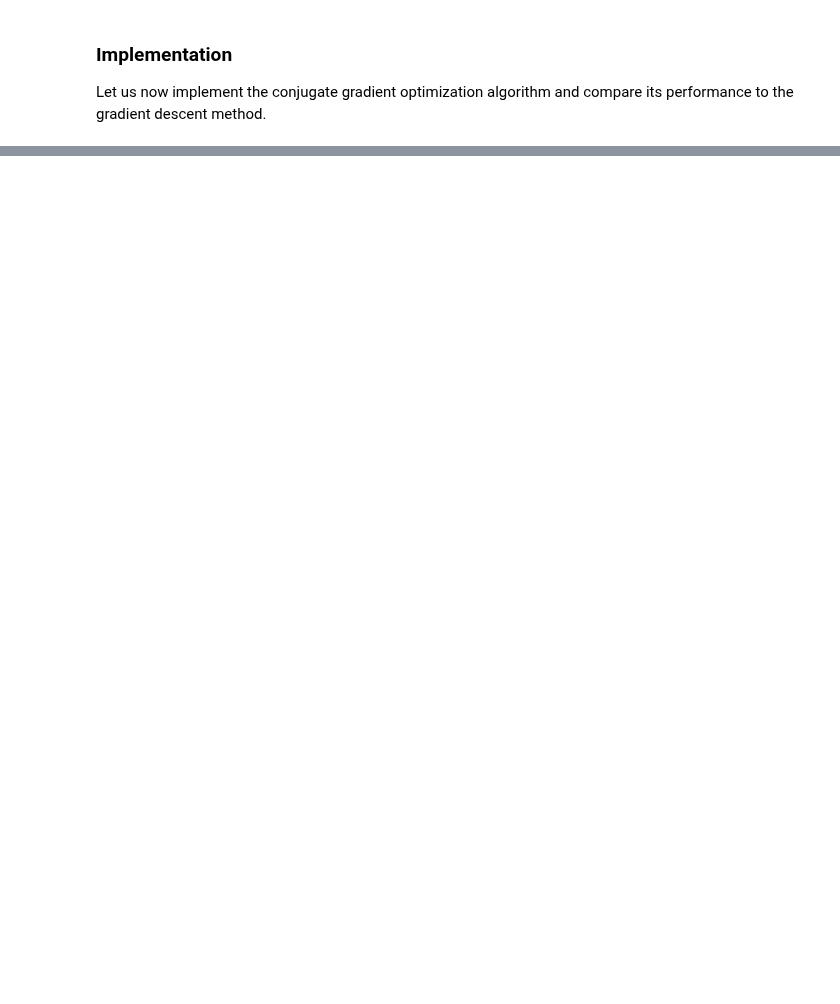
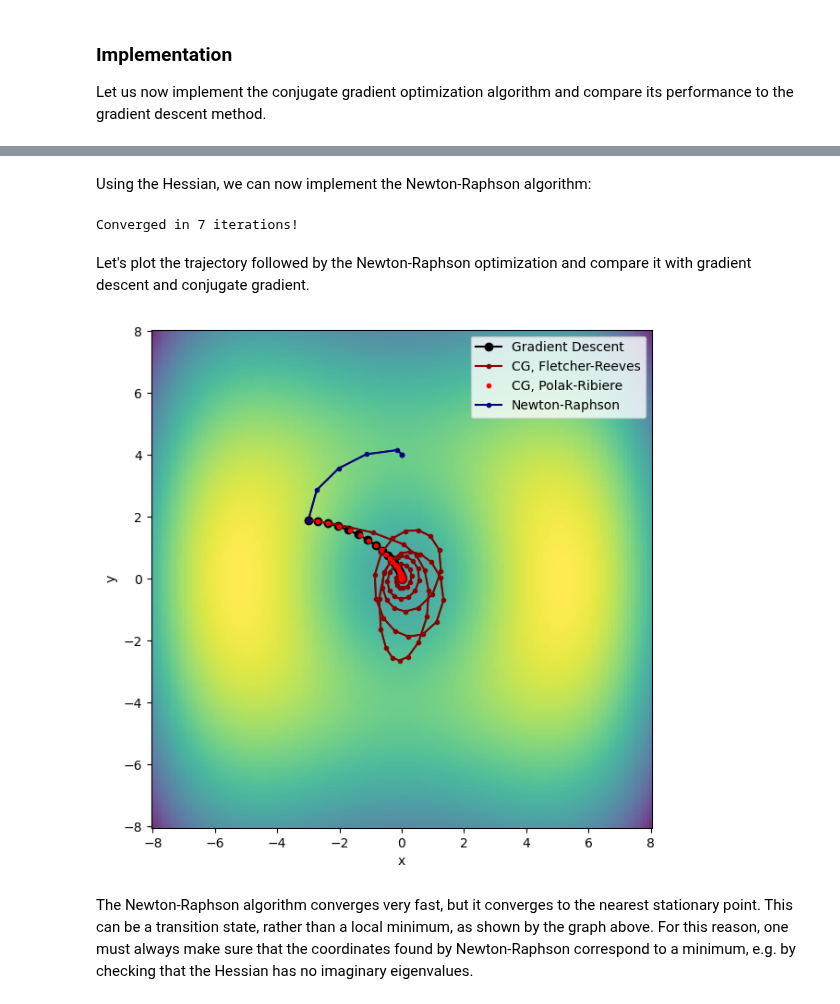
Before and after one commit to kthpanor/echem, a Jupyter notebook: docs/mol_struct/opt_struct.ipynb, the cells around one changed output, grey strips where cells are left out. Cells and saved outputs as stored; diff of their text form; code cells hidden in the pictures; blank space fills up the shorter version.

```diff
--- a/docs/mol_struct/opt_struct.ipynb
+++ b/docs/mol_struct/opt_struct.ipynb
@@ -411,0 +346,13 @@ plt.show()
+# %%
+def hessian_f(x, y):
+
+    partial_xx = ( -3 * x**2 / 10.0 + 2 + 10.0 * np.exp(-(x**2 + y**2)/10.0)
+                  - 2 * x**2 * np.exp(-(x**2 + y**2)/10.0)
+                 )
+    partial_xy =  - 2 * x * y * np.exp(-(x**2 + y**2)/10.0)
+    partial_yx = partial_xy
+    partial_yy = -2 + 10.0 * np.exp(-(x**2 + y**2)/10.0) - 2 * y**2 * np.exp(-(x**2 + y**2)/10.0)
+
+    return np.array([[partial_xx, partial_xy],[partial_yx, partial_yy]])
+# %% [markdown]
+Using the Hessian, we can now implement the Newton-Raphson algorithm:
@@ -411,0 +427,55 @@ plt.show()
+# %%
+newton_raphson_opt_data = newton_raphson(x0=-3.0, y0=1.9, function=f,
+                                         gradient=grad_f,
+                                         hessian=hessian_f,
+                                         conv_thresh=1e-5,
+                                         max_iter=120,
+                                         trust_radius=1.0)
+# %% [output]
+Converged in 7 iterations!
+# %% [markdown]
+Let's plot the trajectory followed by the Newton-Raphson optimization and compare it with gradient descent and conjugate gradient.
+# %%
+traj_newton_raphson = newton_raphson_opt_data['points']
+
+fig = plt.figure(figsize=(7,7))
+ax = plt.axes()
+ax.pcolormesh(X, Y, Z, cmap='viridis', alpha=0.8)
+
+# Set axis labels
+ax.set_xlabel('x')
+ax.set_ylabel('y')
+
+# Plot the gradient descent trajectory
+Traj = Path(traj_gradient_descent)
+patch = PathPatch(Traj, facecolor='none')
+xpath, ypath = zip(*Traj.vertices)
+line = ax.plot(xpath, ypath, 'o-', color="black", label="Gradient Descent")
+ax.add_patch(patch)
+
+# Plot the conjugate gradient trajectory
+Traj_fr = Path(traj_cg_fr)
+patch_fr = PathPatch(Traj_fr, facecolor='none')
+xpath_fr, ypath_fr = zip(*Traj_fr.vertices)
+line_fr = ax.plot(xpath_fr, ypath_fr, '.-', color="darkred", label="CG, Fletcher-Reeves")
+ax.add_patch(patch_fr)
+
+Traj_pr = Path(traj_cg_pr)
+patch_pr = PathPatch(Traj_pr, facecolor='none')
+xpath_pr, ypath_pr = zip(*Traj_pr.vertices)
+line_pr = ax.plot(xpath_pr, ypath_pr, '.', color="red", label="CG, Polak-Ribiere")
+ax.add_patch(patch_pr)
+
+# Plot the Newton-Raphson trajectory
+Traj_nr = Path(traj_newton_raphson)
+patch_nr = PathPatch(Traj_nr, facecolor='none')
+xpath_nr, ypath_nr = zip(*Traj_nr.vertices)
+line_nr = ax.plot(xpath_nr, ypath_nr, '.-', color="navy", label="Newton-Raphson")
+ax.add_patch(patch_nr)
+
+plt.legend()
+plt.show()
+# %% [output]
+[figure, added]
+# %% [markdown]
+The Newton-Raphson algorithm converges very fast, but it converges to the nearest stationary point. This can be a transition state, rather than a local minimum, as shown by the graph above. For this reason, one must always make sure that the coordinates found by Newton-Raphson correspond to a minimum, e.g. by checking that the Hessian has no imaginary eigenvalues.
```
Also changed, not shown: parts of 47 cells of this notebook, 2 other files.
